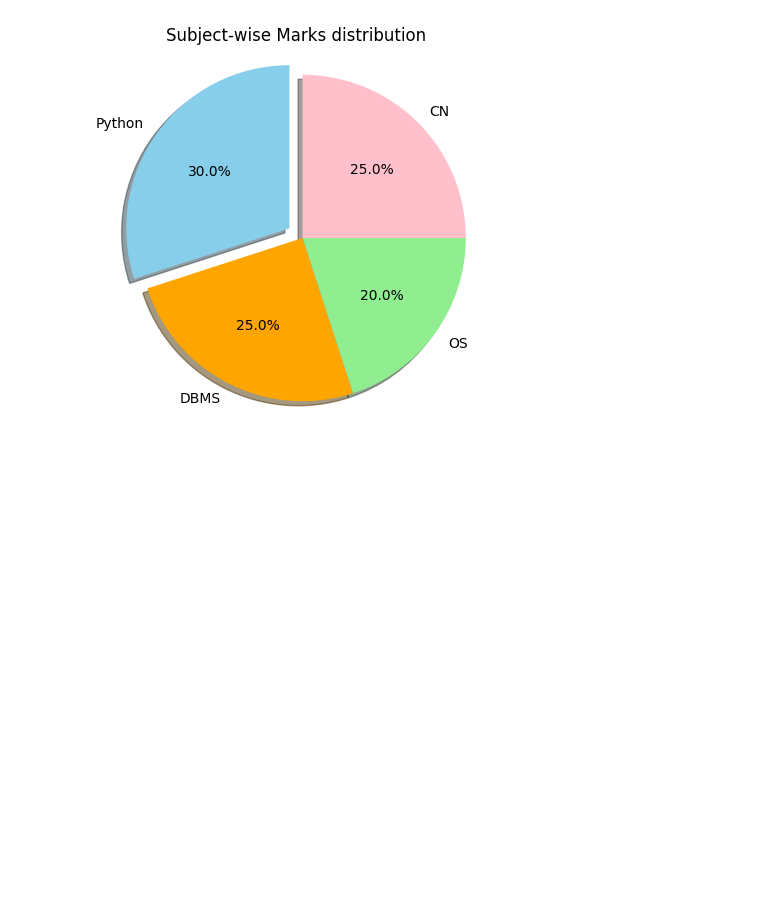
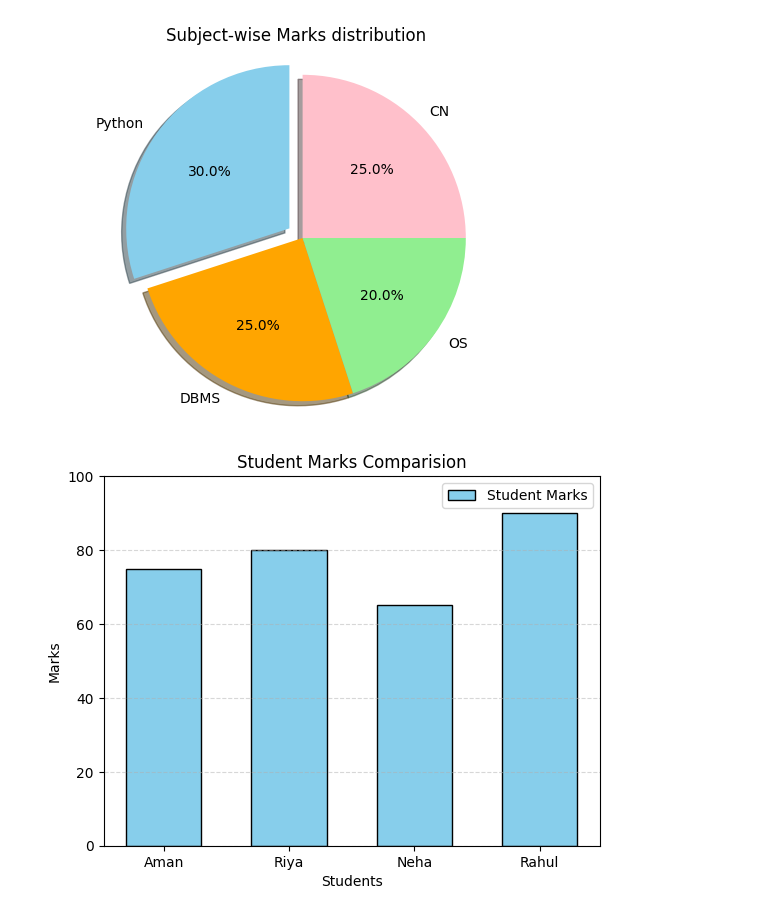
Before and after one commit to aviralshukla2007-hue/project_calc, a Jupyter notebook: Matplotlib.ipynb, the cells around one changed output. Saved outputs shown, nothing was run; the diff lists cells and outputs as text; code cells hidden in the pictures; blank space fills up the shorter version.

```diff
--- a/Matplotlib.ipynb
+++ b/Matplotlib.ipynb
@@ -40,3 +40,26 @@ plt.axis("equal")
 plt.show()
 # %% [output]
 [figure]
+# %%
+import matplotlib.pyplot as plt
+
+students = ["Aman","Riya","Neha","Rahul"]
+marks = [75,80,65,90]
+
+plt.bar(
+    students,
+    marks,
+    color="skyblue",
+    edgecolor="black",
+    width=0.6,
+    label="Student Marks",
+)
+
+plt.title("Student Marks Comparision")
+plt.xlabel("Students")
+plt.ylabel("Marks")
+plt.ylim(0,100)
+plt.legend()
+plt.grid(axis="y",linestyle="--",alpha=0.5)
+# %% [output]
+[figure, added]
```
